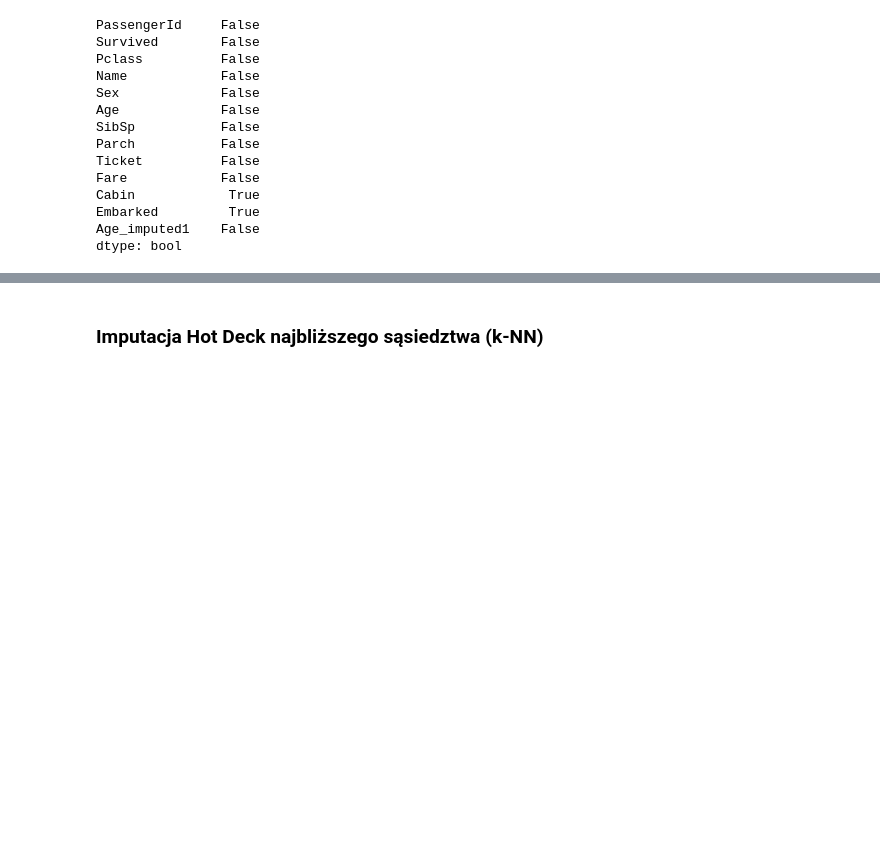
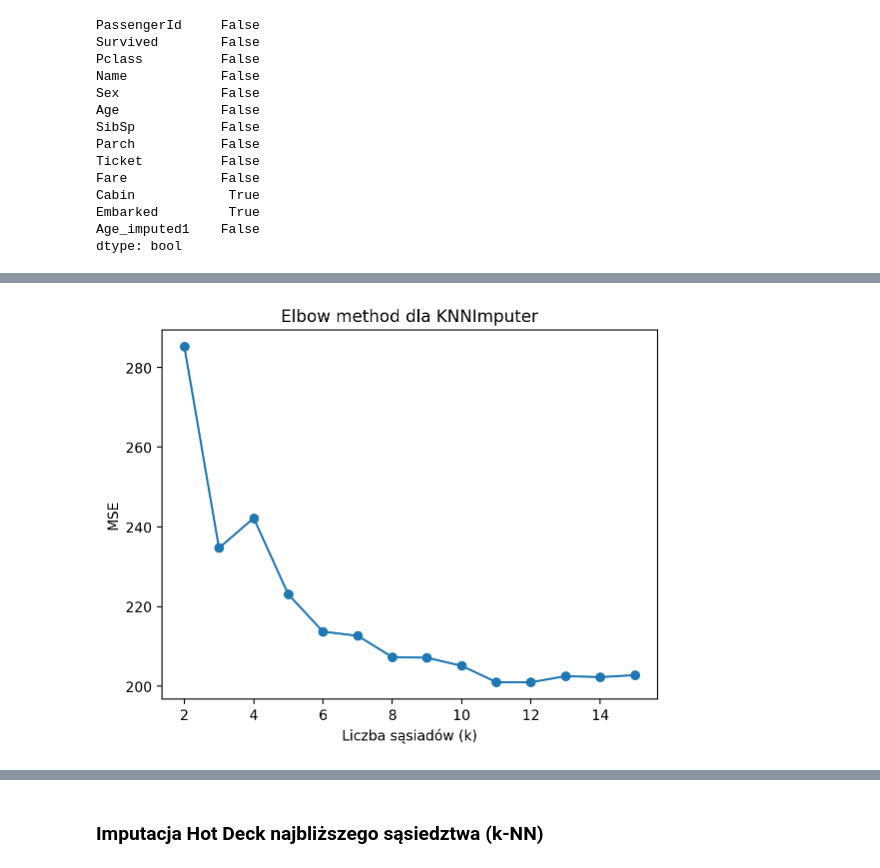
Before and after one commit to rk404/sadKF, a Jupyter notebook: 08-data-wrangling.ipynb, the cells around one changed output, grey strips where cells are left out. Saved outputs shown, nothing was run; the diff lists cells and outputs as text; code cells hidden in the pictures; blank space fills up the shorter version.

Commit message:
wybor liczby sąsiadów

```diff
--- a/08-data-wrangling.ipynb
+++ b/08-data-wrangling.ipynb
@@ -494,0 +508,31 @@ dtype: bool
+# %%
+from sklearn.impute import KNNImputer
+from sklearn.metrics import mean_squared_error
+import numpy as np
+import pandas as pd
+import matplotlib.pyplot as plt
+import warnings
+warnings.filterwarnings('ignore')
+
+# Załóżmy, że masz df z kolumną 'Age' bez braków
+df = df_titanic[['Age', 'Fare']].dropna().copy()
+np.random.seed(42)
+mask = np.random.rand(len(df)) < 0.2  # 20% losowych braków
+df_missing = df.copy()
+df_missing.loc[mask, 'Age'] = np.nan
+
+errors = []
+neighbors = range(2, 16)
+for k in neighbors:
+    imputer = KNNImputer(n_neighbors=k)
+    imputed = imputer.fit_transform(df_missing)
+    mse = mean_squared_error(df['Age'][mask], imputed[mask, 0])
+    errors.append(mse)
+
+plt.plot(neighbors, errors, marker='o')
+plt.xlabel('Liczba sąsiadów (k)')
+plt.ylabel('MSE')
+plt.title('Elbow method dla KNNImputer')
+plt.show()
+# %% [output]
+[figure, added]
```
Also changed, not shown: parts of 5 cells of this notebook.
